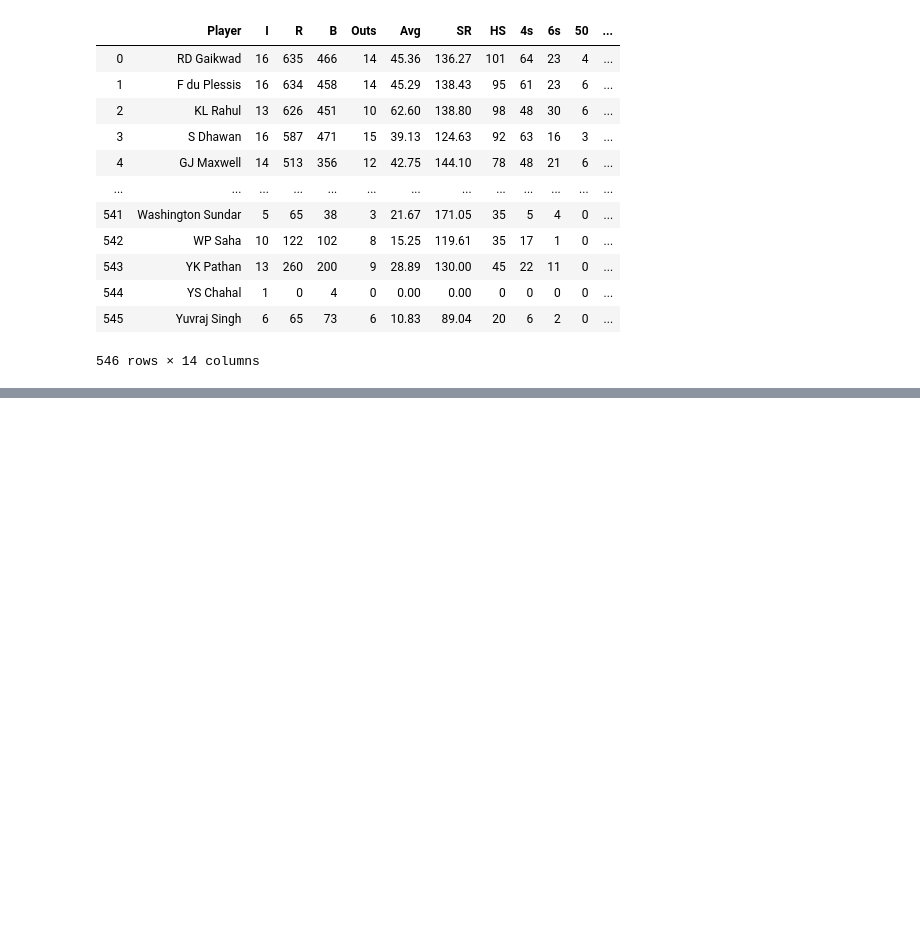
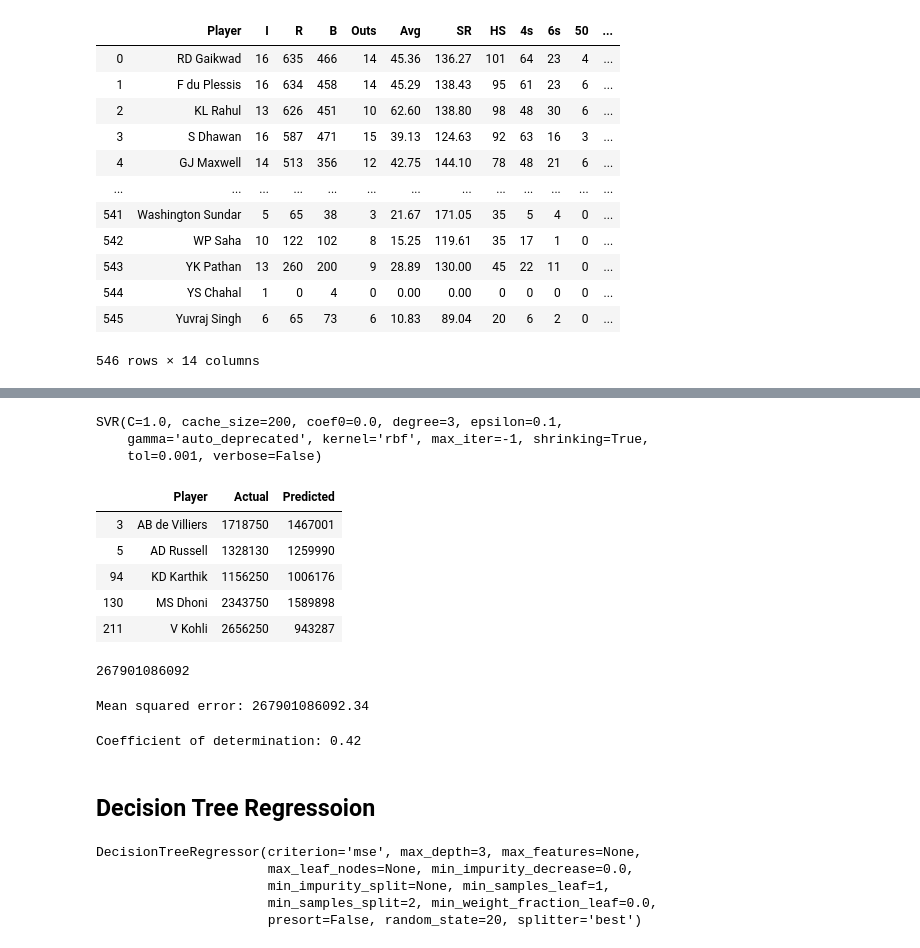
Before and after one commit to rajeev97/IPLAuctionInsights, a Jupyter notebook: battingPricePrediction.ipynb, the cells around one changed output, grey strips where cells are left out. Saved outputs shown, nothing was run; the diff lists cells and outputs as text; code cells hidden in the pictures; blank space fills up the shorter version.

```diff
--- a/battingPricePrediction.ipynb
+++ b/battingPricePrediction.ipynb
@@ -185,0 +72,7 @@ df1
+# %%
+from sklearn.preprocessing import StandardScaler
+sc_x = StandardScaler()
+sc_y = StandardScaler()
+x = sc_x.fit_transform(data.iloc[:,1:-1])
+y = sc_y.fit_transform(data.iloc[:,-1:])
+#print(scaled_data)
@@ -185,0 +103,25 @@ df1
+# %%
+regressor = SVR(kernel='rbf')
+regressor.fit(x,y)
+# %% [output]
+SVR(C=1.0, cache_size=200, coef0=0.0, degree=3, epsilon=0.1,
+    gamma='auto_deprecated', kernel='rbf', max_iter=-1, shrinking=True,
+    tol=0.001, verbose=False)
+# %%
+y_pred = sc_y.inverse_transform(regressor.predict(x))
+# %%
+player_list = ['AB de Villiers','MS Dhoni','AD Russell', 'V Kohli', 'KD Karthik','Washington Sundar','JJ Bumrah']
+# %%
+pd.set_option('display.max_rows', None)
+df = pd.DataFrame({'Player':data.Player,'Actual': data.Salary, 'Predicted': y_pred})
+df['Actual'] = df['Actual'].astype(int)
+df['Predicted'] = df['Predicted'].astype(int)
+#display(df)
+display(df[df.Player.isin(player_list)])
+# %% [output]
+|  | Player | Actual | Predicted |
+| 3 | AB de Villiers | 1718750 | 1467001 |
+| 5 | AD Russell | 1328130 | 1259990 |
+| 94 | KD Karthik | 1156250 | 1006176 |
+| 130 | MS Dhoni | 2343750 | 1589898 |
+| 211 | V Kohli | 2656250 | 943287 |
@@ -185,0 +130,15 @@ df1
+# %%
+# Calculation of Mean Squared Error (MSE)
+int(mean_squared_error(data.Salary,y_pred))
+# %% [output]
+267901086092
+# %%
+print("Mean squared error: %.2f" % mean_squared_error(data.Salary, y_pred))
+# %% [output]
+Mean squared error: 267901086092.34
+# %%
+print("Coefficient of determination: %.2f" % r2_score(data.Salary, y_pred))
+# %% [output]
+Coefficient of determination: 0.42
+# %% [markdown]
+## Decision Tree Regressoion
@@ -185,0 +148,8 @@ df1
+# %%
+dec_tree_regreesion.fit(x,y)
+# %% [output]
+DecisionTreeRegressor(criterion='mse', max_depth=3, max_features=None,
+                      max_leaf_nodes=None, min_impurity_decrease=0.0,
+                      min_impurity_split=None, min_samples_leaf=1,
+                      min_samples_split=2, min_weight_fraction_leaf=0.0,
+                      presort=False, random_state=20, splitter='best')
```
Also changed, not shown: parts of 33 cells of this notebook, 1 other file.
